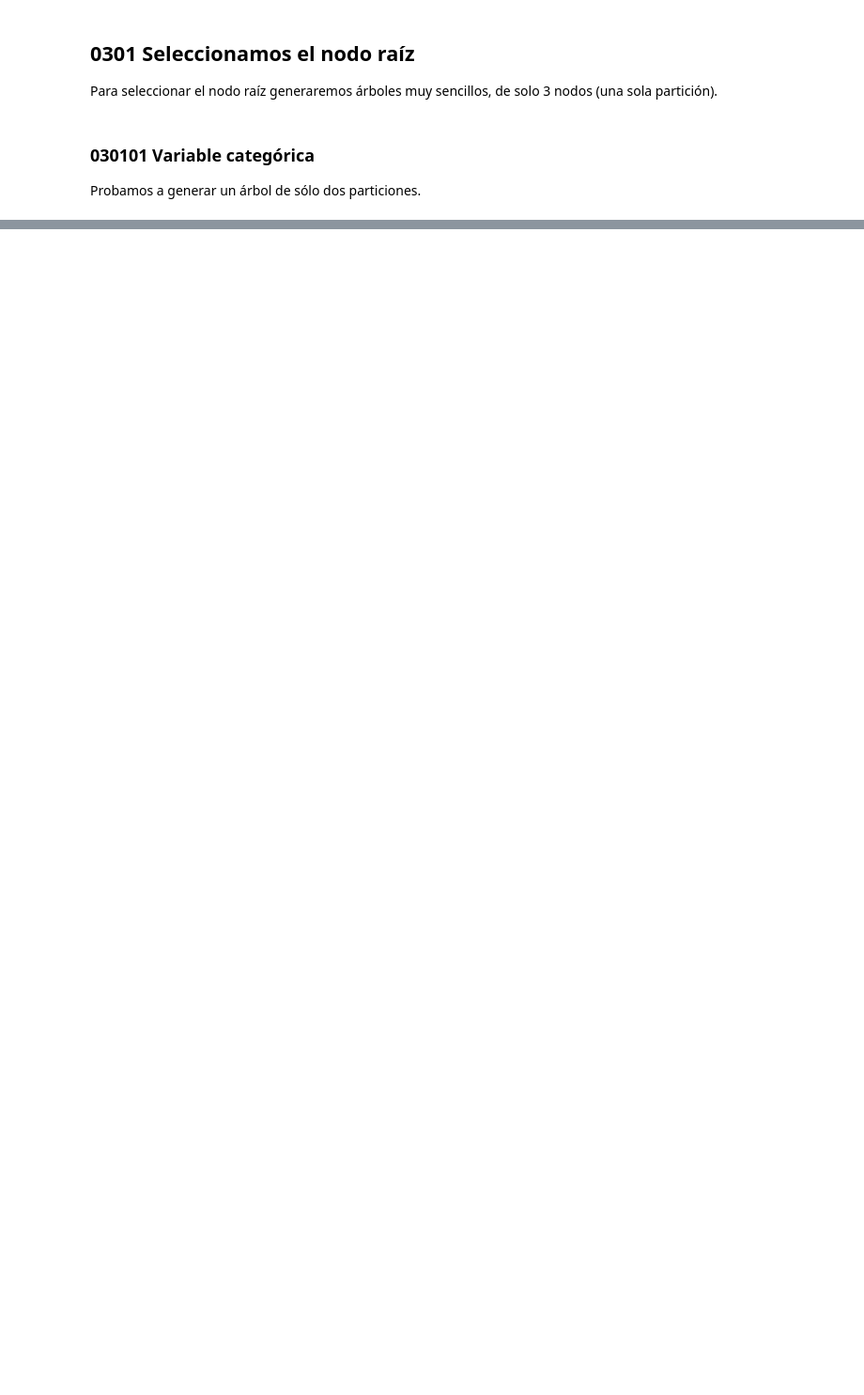
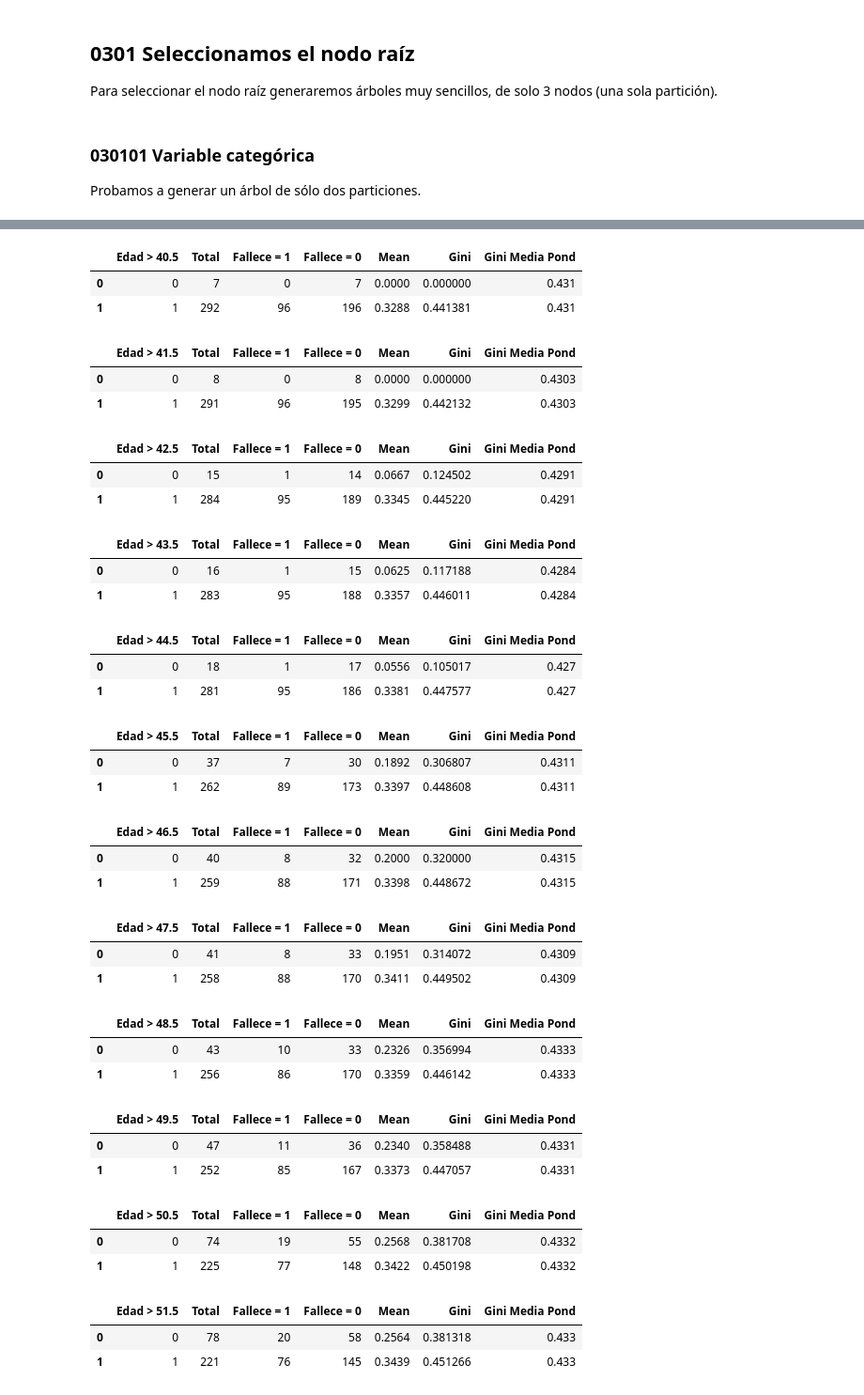
Before and after one commit to JotaBlanco/TheValley, a Jupyter notebook: Arboles/Clase_01_Arboles/01_Árboles_Decisión.ipynb, the cells around one changed output, grey strips where cells are left out. Shown at 94% size. Drawn from its saved outputs; the diff is of its cells as text; code cells hidden in the pictures; blank space fills up the shorter version.

```diff
--- a/Arboles/Clase_01_Arboles/01_Árboles_Decisión.ipynb
+++ b/Arboles/Clase_01_Arboles/01_Árboles_Decisión.ipynb
@@ -240,0 +169,4 @@ for i, valor in enumerate(valores_unicos[1:]):
+# %%
+# Por tanto hay 46 particiones posibles, en torno a los valores:
+valores_particiones = (valores_edad_unicos_ordenados[:-1] + valores_edad_unicos_ordenados[1:])/2
+valores_particiones
@@ -240,0 +204,10 @@ for i, valor in enumerate(valores_unicos[1:]):
+# %%
+# Hagamos un loop que devuelva todas las particiones posibles
+for particion in valores_particiones:
+  df_resumen_i = df_resumen.copy(deep=True)
+
+  filtro_i = df_resumen_i['Edad'] > particion
+  df_resumen_i['Edad > ' + str(particion)] = filtro_i.astype(int)
+
+  df_i = particion_categorica(df_resumen_i, 'Fallece', 'Edad > ' + str(particion))
+  display(df_i)
@@ -240,0 +255,57 @@ for i, valor in enumerate(valores_unicos[1:]):
+# %%
+def particiones_continuas(df, target, var_continua):
+  """
+  Muestra una serie dataframes con información sobre las distintas particiones
+  posibles utilizando la variable continua aportada.
+  """
+  valores_edad_unicos_ordenados = df[var_continua].sort_values().unique()
+  valores_particiones = (valores_edad_unicos_ordenados[:-1] +
+                         valores_edad_unicos_ordenados[1:])/2
+
+  for valor in valores_particiones:
+    df_i = df.copy(deep=True)
+    filtro_i = df_i[var_continua] > valor
+    df_i[str(var_continua) + ' > ' + str(valor)] = filtro_i.astype(int)
+    df_i = particion_categorica(df_i,
+                                'Fallece',
+                                str(var_continua) + ' > ' + str(valor))
+    display(df_i)
+# %%
+particiones_continuas(df_resumen, 'Fallece', 'Edad')
+# %% [output]
+|  | Edad > 40.5 | Total | Fallece = 1 | Fallece = 0 | Mean | Gini | Gini Media Pond |
+| 0 | 0 | 7 | 0 | 7 | 0.0000 | 0.000000 | 0.431 |
+| 1 | 1 | 292 | 96 | 196 | 0.3288 | 0.441381 | 0.431 |
+|  | Edad > 41.5 | Total | Fallece = 1 | Fallece = 0 | Mean | Gini | Gini Media Pond |
+| 0 | 0 | 8 | 0 | 8 | 0.0000 | 0.000000 | 0.4303 |
+| 1 | 1 | 291 | 96 | 195 | 0.3299 | 0.442132 | 0.4303 |
+|  | Edad > 42.5 | Total | Fallece = 1 | Fallece = 0 | Mean | Gini | Gini Media Pond |
+| 0 | 0 | 15 | 1 | 14 | 0.0667 | 0.124502 | 0.4291 |
+| 1 | 1 | 284 | 95 | 189 | 0.3345 | 0.445220 | 0.4291 |
+|  | Edad > 43.5 | Total | Fallece = 1 | Fallece = 0 | Mean | Gini | Gini Media Pond |
+| 0 | 0 | 16 | 1 | 15 | 0.0625 | 0.117188 | 0.4284 |
+| 1 | 1 | 283 | 95 | 188 | 0.3357 | 0.446011 | 0.4284 |
+|  | Edad > 44.5 | Total | Fallece = 1 | Fallece = 0 | Mean | Gini | Gini Media Pond |
+| 0 | 0 | 18 | 1 | 17 | 0.0556 | 0.105017 | 0.427 |
+| 1 | 1 | 281 | 95 | 186 | 0.3381 | 0.447577 | 0.427 |
+|  | Edad > 45.5 | Total | Fallece = 1 | Fallece = 0 | Mean | Gini | Gini Media Pond |
+| 0 | 0 | 37 | 7 | 30 | 0.1892 | 0.306807 | 0.4311 |
+| 1 | 1 | 262 | 89 | 173 | 0.3397 | 0.448608 | 0.4311 |
+|  | Edad > 46.5 | Total | Fallece = 1 | Fallece = 0 | Mean | Gini | Gini Media Pond |
+| 0 | 0 | 40 | 8 | 32 | 0.2000 | 0.320000 | 0.4315 |
+| 1 | 1 | 259 | 88 | 171 | 0.3398 | 0.448672 | 0.4315 |
+|  | Edad > 47.5 | Total | Fallece = 1 | Fallece = 0 | Mean | Gini | Gini Media Pond |
+| 0 | 0 | 41 | 8 | 33 | 0.1951 | 0.314072 | 0.4309 |
+| 1 | 1 | 258 | 88 | 170 | 0.3411 | 0.449502 | 0.4309 |
+|  | Edad > 48.5 | Total | Fallece = 1 | Fallece = 0 | Mean | Gini | Gini Media Pond |
+| 0 | 0 | 43 | 10 | 33 | 0.2326 | 0.356994 | 0.4333 |
+| 1 | 1 | 256 | 86 | 170 | 0.3359 | 0.446142 | 0.4333 |
+|  | Edad > 49.5 | Total | Fallece = 1 | Fallece = 0 | Mean | Gini | Gini Media Pond |
+| 0 | 0 | 47 | 11 | 36 | 0.2340 | 0.358488 | 0.4331 |
+| 1 | 1 | 252 | 85 | 167 | 0.3373 | 0.447057 | 0.4331 |
+|  | Edad > 50.5 | Total | Fallece = 1 | Fallece = 0 | Mean | Gini | Gini Media Pond |
+| 0 | 0 | 74 | 19 | 55 | 0.2568 | 0.381708 | 0.4332 |
+| 1 | 1 | 225 | 77 | 148 | 0.3422 | 0.450198 | 0.4332 |
+|  | Edad > 51.5 | Total | Fallece = 1 | Fallece = 0 | Mean | Gini | Gini Media Pond |
+| 0 | 0 | 78 | 20 | 58 | 0.2564 | 0.381318 | 0.433 |
+| 1 | 1 | 221 | 76 | 145 | 0.3439 | 0.451266 | 0.433 |
```
Also changed, not shown: parts of 70 cells of this notebook.
